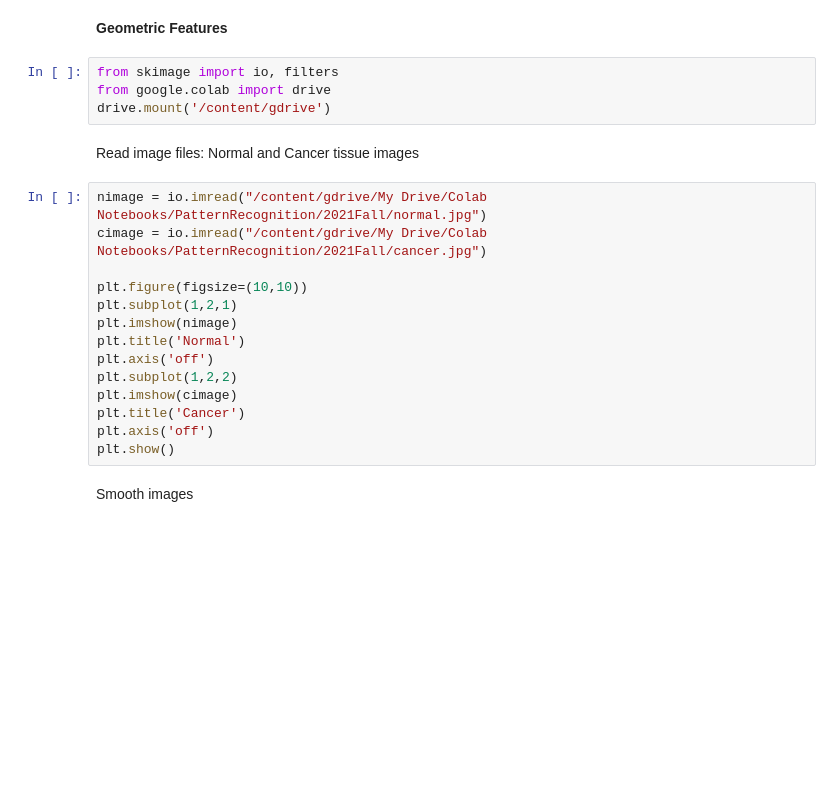
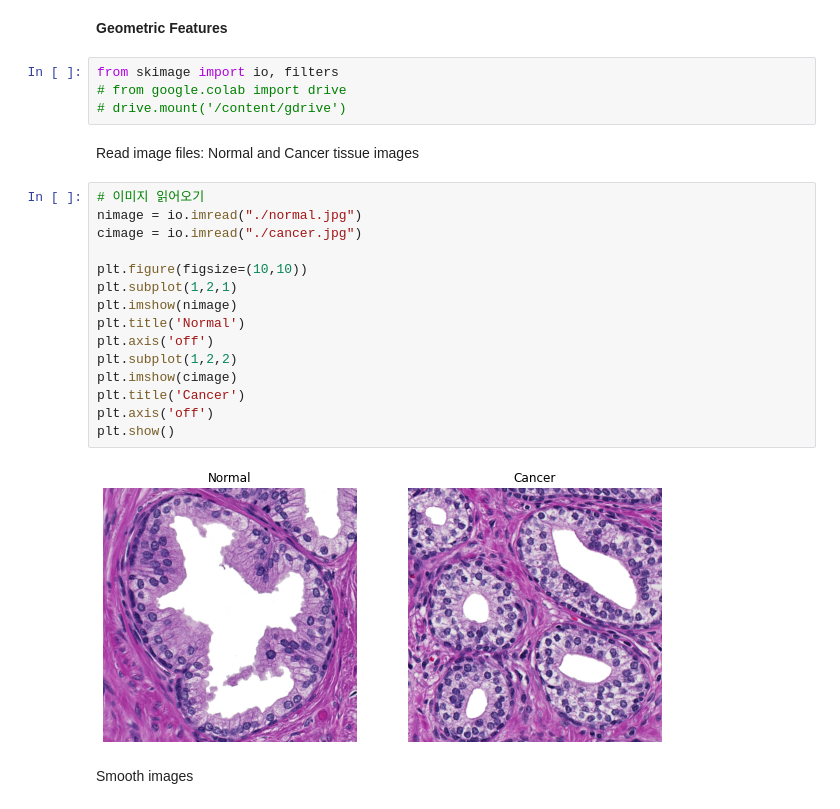
Before and after one commit to 2nchanter/Machine_Learning, a Jupyter notebook: Pattern_Recognization_곽진태/Lec4_Feature_Extraction.ipynb, the cells around one changed output. Saved outputs shown, nothing was run; the diff lists cells and outputs as text; blank space fills up the shorter version.

```diff
--- a/Pattern_Recognization_곽진태/Lec4_Feature_Extraction.ipynb
+++ b/Pattern_Recognization_곽진태/Lec4_Feature_Extraction.ipynb
@@ -92,24 +126,27 @@ print(Rkurtosis, Gkurtosis, Bkurtosis)
 **Geometric Features**
 # %%
 from skimage import io, filters
-from google.colab import drive
-drive.mount('/content/gdrive')
+# from google.colab import drive
+# drive.mount('/content/gdrive')
 # %% [markdown]
 Read image files: Normal and Cancer tissue images
 # %%
-nimage = io.imread("/content/gdrive/My Drive/Colab Notebooks/PatternRecognition/2021Fall/normal.jpg")
-cimage = io.imread("/content/gdrive/My Drive/Colab Notebooks/PatternRecognition/2021Fall/cancer.jpg")
+# 이미지 읽어오기
+nimage = io.imread("./normal.jpg")
+cimage = io.imread("./cancer.jpg")
 
 plt.figure(figsize=(10,10))
 plt.subplot(1,2,1)
 plt.imshow(nimage)
 plt.title('Normal')
 plt.axis('off')
 plt.subplot(1,2,2)
 plt.imshow(cimage)
 plt.title('Cancer')
 plt.axis('off')
 plt.show()
+# %% [output]
+[figure, added]
 # %% [markdown]
 Smooth images
 # %%
```
Also changed, not shown: parts of 26 cells of this notebook.
